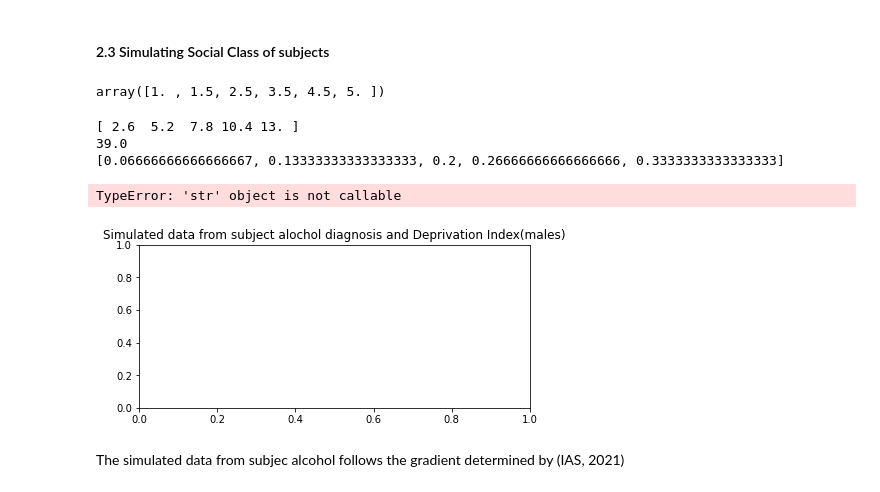
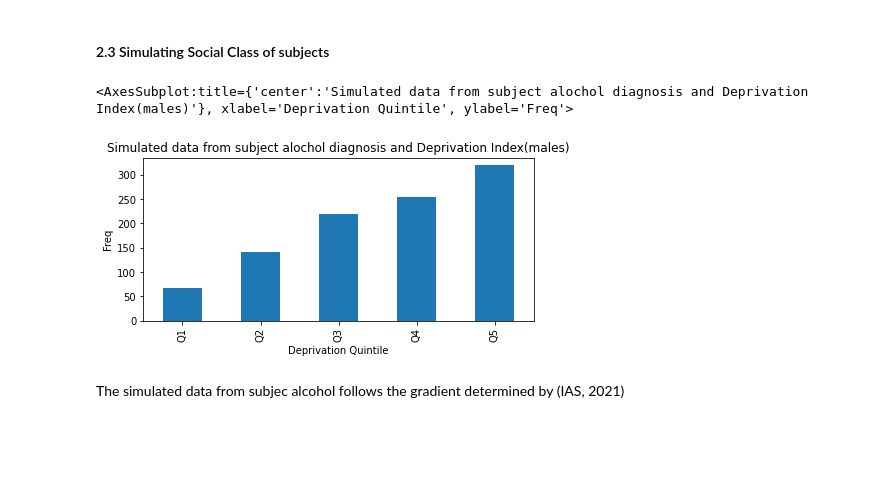
Before and after one commit to Jonish99/PDA-project21, a Jupyter notebook: GMIT_PDA_project21.ipynb, the cells around one changed output. Cells and saved outputs as stored; diff of their text form; code cells hidden in the pictures; blank space fills up the shorter version.

```diff
--- a/GMIT_PDA_project21.ipynb
+++ b/GMIT_PDA_project21.ipynb
@@ -158,10 +162,8 @@ df_dataset['Onset'] = onsets
 # %% [markdown]
 #### 2.3 Simulating Social Class of subjects
 # %%
-f = np.array([1, 2, 4, 7, 11, 16], dtype=float)
-np.gradient(f)
+#f = np.array([1, 2, 4, 7, 11, 16], dtype=float)
+#np.gradient(f)
-# %% [output]
-array([1. , 1.5, 2.5, 3.5, 4.5, 5. ])
 # %%
 rng = np.random.default_rng(seed)
 #set labels,
@@ -170,43 +172,38 @@ arrDPQ = ['Q1','Q2','Q3','Q4','Q5']
 '''Function to get the probabilty of x points from a given gradient'''
 
 def getPforGrad(size,grad):
     arr =np.empty(size)
     gr = grad # gradient
     i=0
     tot = 0
-
     while i < size:
         num = gr *(i+1)
         arr[i] = num
         tot = tot + num
         i=i+1
-    print(arr)
-    print(tot)
     P = []
     i=0
     while i < size:
         num =  arr[i]/tot
         P.append(num)
         i=i+1
     return P
 #call get PforGrad with a size of 5 and gradient of 2.6
 maleP=getPforGrad(5,2.6)
 
-print(maleP)
+#print(maleP)
 #Create an simulated dataset if male alcoholic diagnosis and their DP index
 DPs= rng.choice(arrDPQ, 1000, replace=True, p=maleP)
 
 #plt.hist(DPs)
 plt.title("Simulated data from subject alochol diagnosis and Deprivation Index(males)")
 plt.xlabel("Deprivation Quintile")
-#plt.ylabel("Freq")
+plt.ylabel("Freq")
+#use a pd plot to sort x axis.
 pd.Series(DPs).value_counts().sort_index().plot(kind='bar')
 # %% [output]
-[ 2.6  5.2  7.8 10.4 13. ]
-39.0
-[0.06666666666666667, 0.13333333333333333, 0.2, 0.26666666666666666, 0.3333333333333333]
+<AxesSubplot:title={'center':'Simulated data from subject alochol diagnosis and Deprivation Index(males)'}, xlabel='Deprivation Quintile', ylabel='Freq'>
-TypeError: 'str' object is not callable
-[figure, old version]
+[figure, new version]
 # %% [markdown]
 The simulated data from subjec alcohol follows the gradient determined by (IAS, 2021)
 # %%
```
Also changed, not shown: parts of 13 cells of this notebook.
